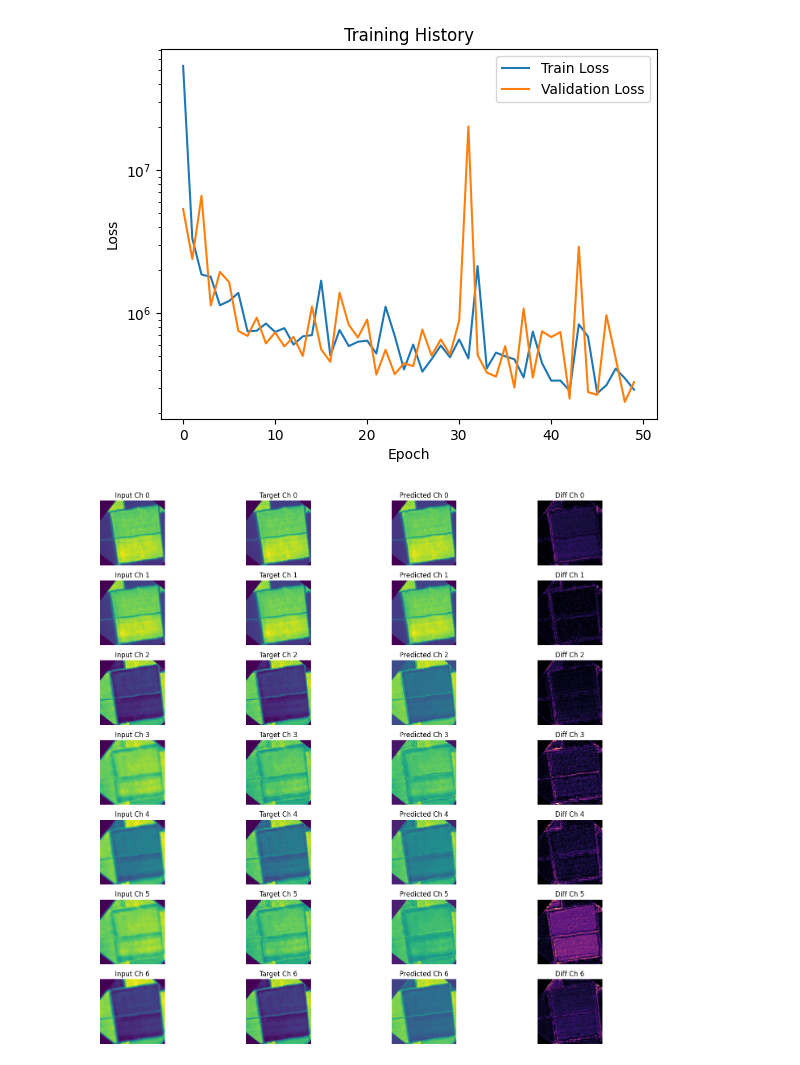
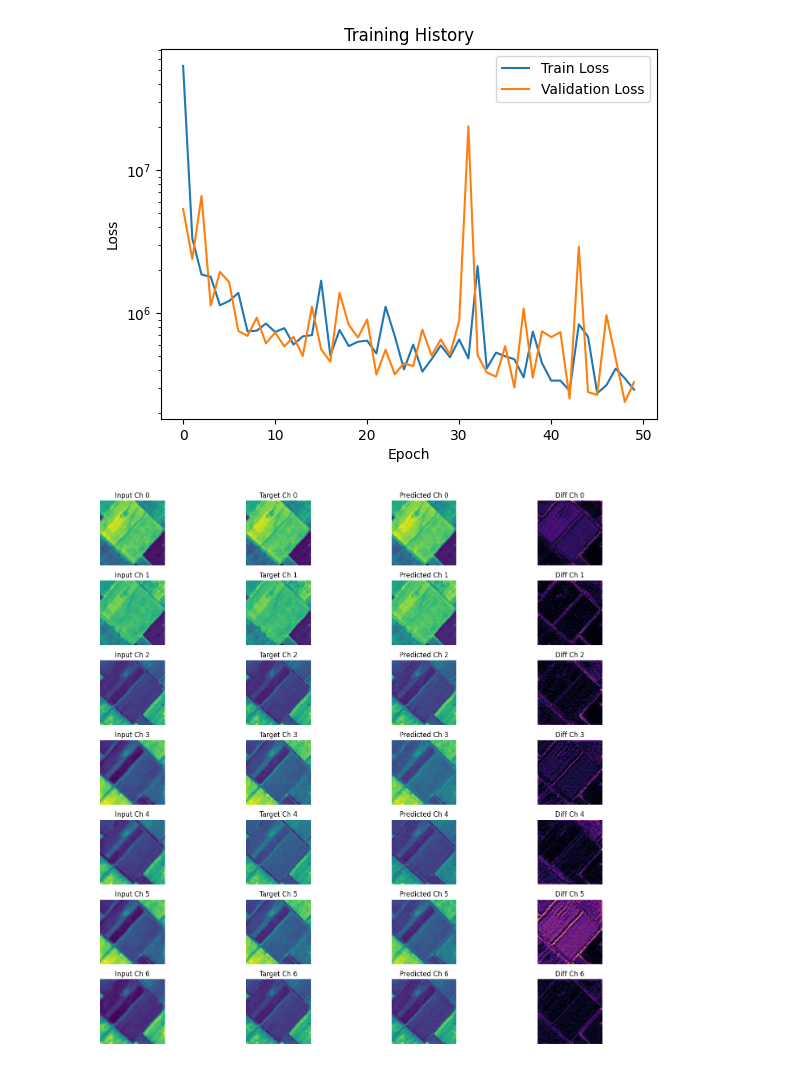
Before and after one commit to jrosa02/GSN-2025W-PuchaczPansharpening, a Jupyter notebook: main.ipynb, the cells around one changed output. Drawn from its saved outputs; the diff is of its cells as text; code cells hidden in the pictures.

```diff
--- a/main.ipynb
+++ b/main.ipynb
@@ -201,39 +201,39 @@ x, y = next(iter(test_loader))  # x: (B, 7, 96, 96), y: (B, 7, 96, 96)
 x, y = x.to("cpu"), y.to("cpu")
 
 # Pick the first sample in batch
-input_img = x[8]    # (7, 96, 96)
-target_img = y[8]   # (7, 96, 96)
+input_img = x[6]    # (7, 96, 96)
+target_img = y[6]   # (7, 96, 96)
 
 # Get model prediction
 model.eval()
 with torch.no_grad():
     pred_img = model(input_img.unsqueeze(0)).squeeze(0)  # (7, 96, 96)
 
 # Compute difference (absolute error)
 diff_img = torch.abs(target_img - pred_img)  # (7, 96, 96)
 
 # Plot input, target, predicted, and difference
 num_channels = input_img.shape[0]
 fig, axes = plt.subplots(num_channels, 4, figsize=(16, num_channels*2))
 
 for c in range(num_channels):
     axes[c, 0].imshow(input_img[c].numpy(), cmap="viridis")
     axes[c, 0].set_title(f"Input Ch {c}")
     axes[c, 0].axis("off")
 
     axes[c, 1].imshow(target_img[c].numpy(), cmap="viridis")
     axes[c, 1].set_title(f"Target Ch {c}")
     axes[c, 1].axis("off")
 
     axes[c, 2].imshow(pred_img[c].numpy(), cmap="viridis")
     axes[c, 2].set_title(f"Predicted Ch {c}")
     axes[c, 2].axis("off")
 
     axes[c, 3].imshow(diff_img[c].numpy(), cmap="magma")
     axes[c, 3].set_title(f"Diff Ch {c}")
     axes[c, 3].axis("off")
 
 plt.tight_layout()
 plt.show()
 # %% [output]
-[figure, old version]
+[figure, new version]
```
Also changed, not shown: 2 other files.
